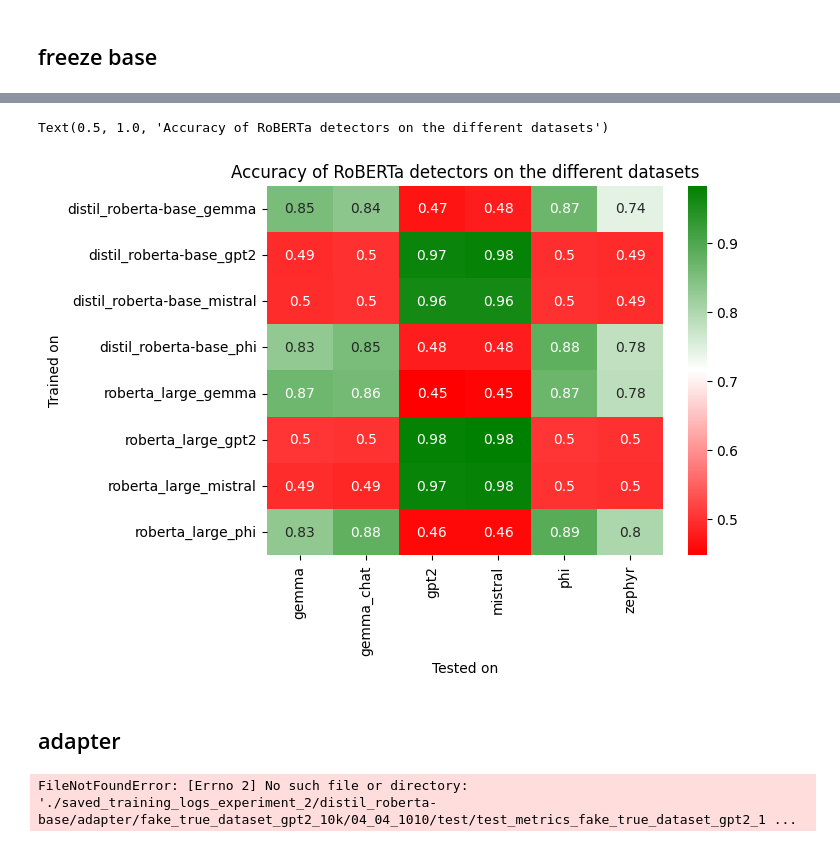
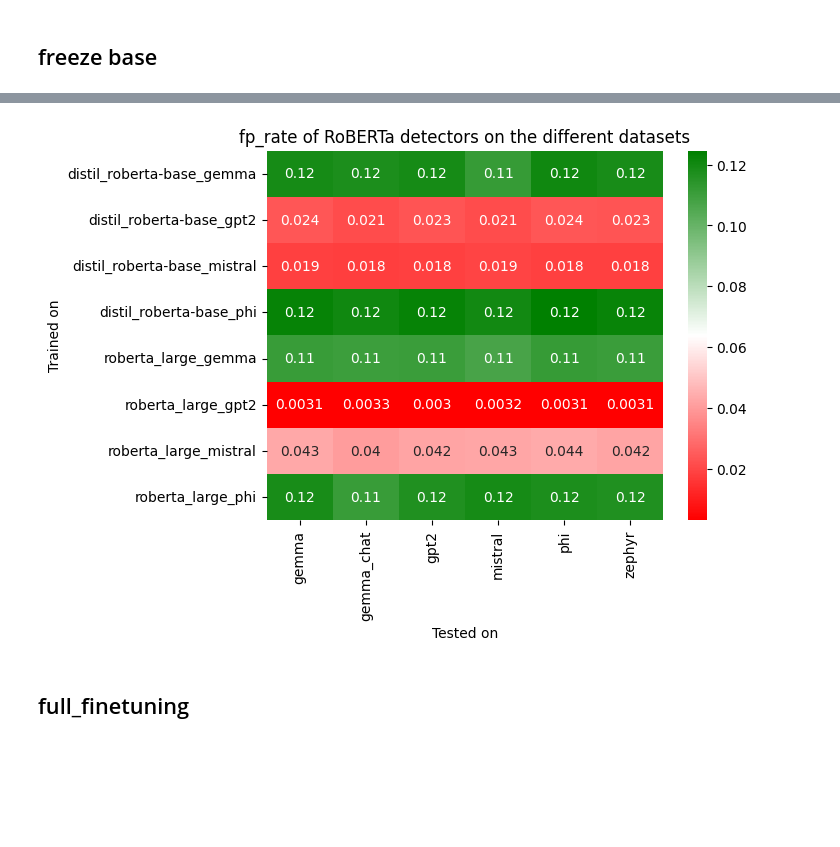
Before and after one commit to marluxiaboss/text_llm_detector, a Jupyter notebook: create_plots_from_logs.ipynb, the cells around one changed output, grey strips where cells are left out. Saved outputs shown, nothing was run; the diff lists cells and outputs as text; code cells hidden in the pictures; blank space fills up the shorter version.

```diff
--- a/create_plots_from_logs.ipynb
+++ b/create_plots_from_logs.ipynb
@@ -643,73 +58,6 @@ display(results_df)
-# %%
-from  matplotlib.colors import LinearSegmentedColormap
-cmap_g_r =LinearSegmentedColormap.from_list('rg',["r", "w", "g"], N=256)
-
-# 4x4 heatmap with the results where columns are the detectors trained on datasets and values are the accuracy
-heatmap = sns.heatmap(results_df.pivot(index="detector", columns="dataset", values="accuracy"), annot=True, cmap=cmap_g_r)
-#heatmap = sns.heatmap(results_df.pivot(index="detector", columns="dataset", values="accuracy"), annot=True)
-nb_detectors = len(results_df["detector"].unique())
-
-"""
-# Set the text on the heatmap to add uncertainty
-for i, detector in enumerate(results_df["detector"].unique()):
-    for j, dataset in enumerate(results_df["dataset"].unique()):
-
-        # get the correct postion
-        pos = nb_detectors * i + j
-        heatmap.texts[pos].set_text(f"{results_df[(results_df['detector'] == detector) & (results_df['dataset'] == dataset)]['accuracy'].values[0]:.2f} +/- {results_df[(results_df['detector'] == detector) & (results_df['dataset'] == dataset)]['std_accuracy'].values[0]:.2f}")
-"""
-plt.xlabel("Tested on")
-plt.ylabel("Trained on")
-
-plt.title("Accuracy of RoBERTa detectors on the different datasets")
-# %% [output]
-Text(0.5, 1.0, 'Accuracy of RoBERTa detectors on the different datasets')
-[figure, removed]
+# %%
+heatmap_from_df(freeze_base_df, "fp_rate")
+# %% [output]
+[figure, added]
 # %% [markdown]
-## adapter
+## full_finetuning
-# %%
-"""
-# detector trained on gpt-2 samples
-detector_gpt2_results_path = "./outputs_freeze_base/roberta/25_03_1611/test/"
-
-# detector trained on mistral samples
-detector_mistral_results_path = "./outputs_full_finetuning/roberta/25_03_1240/test/"
-"""
-
-
-training_method = "adapter"
-#detectors =["distil_roberta-base"]
-trained_on_models = {"distil_roberta-base": {"04_04_1010":"gpt2", "04_04_1014": "phi", "04_04_1020": "gemma", "04_04_1026": "mistral"},
-                    "roberta_large": {"04_04_1044":"gpt2", "04_04_1056": "phi", "04_04_1116": "gemma", "04_04_1129": "mistral"}}
-
-dataset_names = ["gpt2", "phi", "gemma", "mistral", "gemma_chat", "zephyr"]
-dataset_gpt2 = "fake_true_dataset_gpt2_10k.json"
-dataset_phi = "fake_true_dataset_phi_10k.json"
-dataset_gemma = "fake_true_dataset_gemma_10k.json"
-dataset_mistral = "fake_true_dataset_mistral_10k.json"
-dataset_gemma_chat = "fake_true_dataset_gemma_chat_10k.json"
-dataset_zephyr = "fake_true_dataset_zephyr_10k.json"
-
-datasets = [dataset_gpt2, dataset_mistral, dataset_phi, dataset_gemma, dataset_gemma_chat, dataset_zephyr]
-
-results = []
-for detector in trained_on_models.keys():
-    for model_code, base_model in trained_on_models[detector].items():
-        for dataset in dataset_names:
-            results_path = f"./saved_training_logs_experiment_2/{detector}/{training_method}/fake_true_dataset_{base_model}_10k/{model_code}/test/test_metrics_fake_true_dataset_{dataset}_10k.json"
-
-            with open(results_path, "r") as f:
-                result_dict = json.load(f)
-                result_dict["detector"] = f"{detector}_{base_model}"
-                result_dict["dataset"] = dataset
-                results.append(result_dict)
-
-# transform to pandas dataframe
-results_df = pd.DataFrame(results)
-
-# order by detector and dataset
-results_df = results_df.sort_values(by=["detector", "dataset"])
-
-display(results_df)
-# %% [output]
-FileNotFoundError: [Errno 2] No such file or directory: './saved_training_logs_experiment_2/distil_roberta-base/adapter/fake_true_dataset_gpt2_10k/04_04_1010/test/test_metrics_fake_true_dataset_gpt2_1 ...
```
Also changed, not shown: parts of 40 cells of this notebook, 3 other files.
